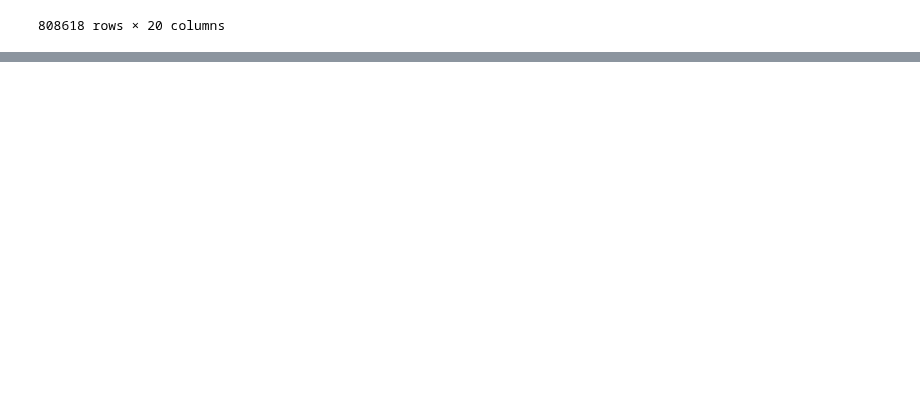
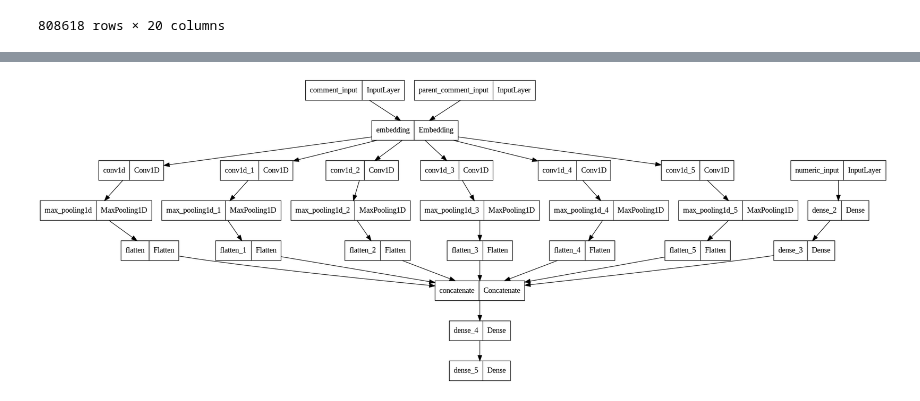
Before and after one commit to brianellis1997/Sarcasm_Detection, a Jupyter notebook: CNN.ipynb, the cells around one changed output, grey strips where cells are left out. Saved outputs shown, nothing was run; the diff lists cells and outputs as text; code cells hidden in the pictures; blank space fills up the shorter version.

```diff
--- a/CNN.ipynb
+++ b/CNN.ipynb
@@ -36,0 +74,3 @@ train_bal
+# %%
+from sklearn.model_selection import train_test_split
+X_train, X_test, y_train, y_test = train_test_split(X, y, test_size=0.2, random_state=0)
@@ -36,0 +85,3 @@ train_bal
+# %%
+X_text = X_train[['comment', 'parent_comment']]
+X_numeric = X_train[['word_count', 'capital_letters_count', 'total_punctuation', 'score']] # add brians feature engineering
@@ -36,0 +96,3 @@ train_bal
+# %%
+max_words = 10000  # Maximum number of words to keep based on word frequency
+max_seq_length = 100  # Maximum length of sequences
@@ -36,0 +137,3 @@ train_bal
+# %%
+scaler = StandardScaler()
+X_numeric_scaled = scaler.fit_transform(X_numeric)
@@ -36,0 +144,74 @@ train_bal
+# %%
+from keras.layers import Input, Embedding, Conv1D, MaxPooling1D, Flatten, Dense, concatenate
+from keras.models import Model
+
+# parameters for model complexity
+num_filters = 64
+filter_sizes = [3, 4]
+
+# tune embeddings layer
+embedding_dim = 50
+
+# tune pooling size
+pool_size = 2
+
+# smaller batch size for memory purposes
+batch_size = 32
+
+# Three model inputs so far
+comment_input = Input(shape=(max_seq_length,), name='comment_input')
+parent_comment_input = Input(shape=(max_seq_length,), name='parent_comment_input')
+numeric_input = Input(shape=(X_numeric_scaled.shape[1],), name='numeric_input')
+
+embedding_dim = 100
+num_filters = 128
+filter_sizes = [3, 4, 5]
+
+embedding_layer = Embedding(input_dim=max_words, output_dim=embedding_dim, input_length=max_seq_length)
+comment_embedding = embedding_layer(comment_input)
+parent_comment_embedding = embedding_layer(parent_comment_input)
+
+conv_blocks = []
+for filter_size in filter_sizes:
+    conv_comment = Conv1D(filters=num_filters,
+                          kernel_size=filter_size,
+                          padding='valid',
+                          activation='relu',
+                          strides=1)(comment_embedding)
+    conv_parent_comment = Conv1D(filters=num_filters,
+                                 kernel_size=filter_size,
+                                 padding='valid',
+                                 activation='relu',
+                                 strides=1)(parent_comment_embedding)
+
+    max_pool_comment = MaxPooling1D(pool_size=max_seq_length - filter_size + 1)(conv_comment)
+    max_pool_parent_comment = MaxPooling1D(pool_size=max_seq_length - filter_size + 1)(conv_parent_comment)
+
+    conv_blocks.append(max_pool_comment)
+    conv_blocks.append(max_pool_parent_comment)
+
+
+numeric_dense = Dense(64, activation='relu')(numeric_input)
+numeric_dense = Dense(32, activation='relu')(numeric_dense)
+
+
+flatten_tensors = [Flatten()(tensor) for tensor in conv_blocks]
+
+
+numeric_dense = Dense(64, activation='relu')(numeric_input)
+numeric_dense = Dense(32, activation='relu')(numeric_dense)
+
+
+concatenated_final = concatenate(flatten_tensors + [numeric_dense], axis=-1)
+
+
+dense = Dense(128, activation='relu')(concatenated_final)
+output = Dense(1, activation='sigmoid')(dense)
+
+
+model = Model(inputs=[comment_input, parent_comment_input, numeric_input], outputs=output)
+
+model.compile(optimizer='adam', loss='binary_crossentropy', metrics=['accuracy'])
+model.summary()
+plot_model(model)
+# %% [output]
@@ -36,0 +235 @@ train_bal
+[figure, added]
```
Also changed, not shown: parts of 26 cells of this notebook.
